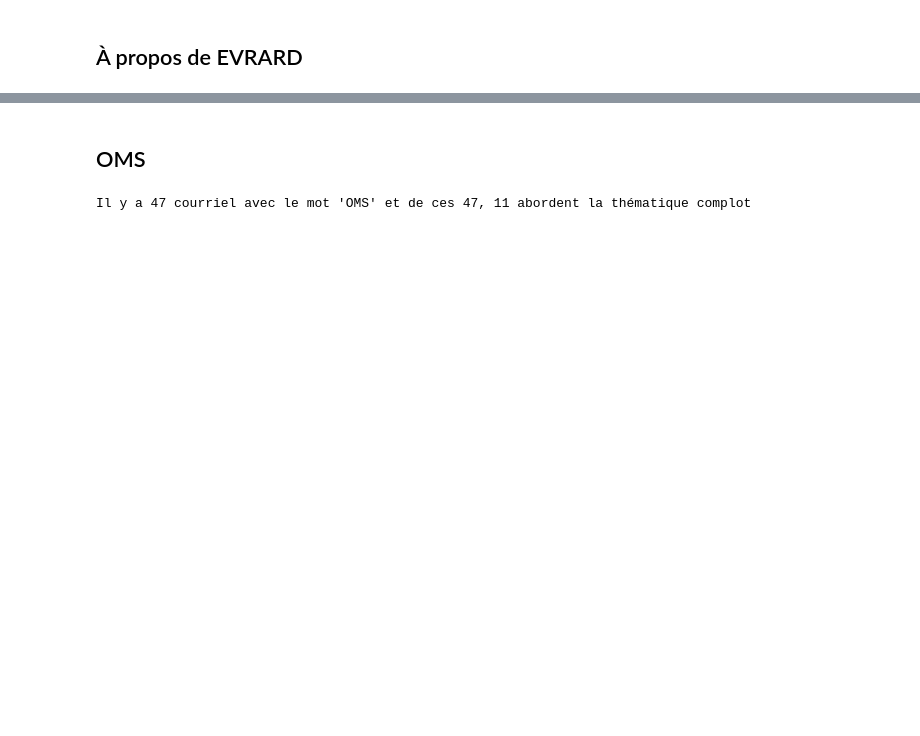
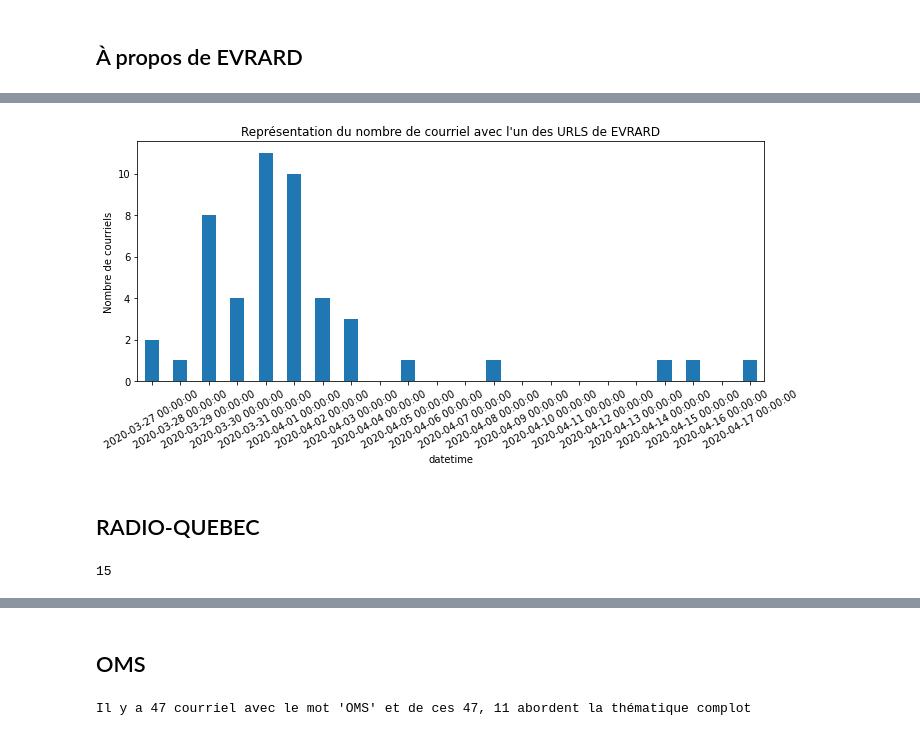
Before and after one commit to jaytouz/pyMboxAnalyser, a Jupyter notebook: notebook/3 - Analyses spécifiques.ipynb, the cells around one changed output, grey strips where cells are left out. Drawn from its saved outputs; the diff is of its cells as text; code cells hidden in the pictures; blank space fills up the shorter version.

```diff
--- a/notebook/3 - Analyses spécifiques.ipynb
+++ b/notebook/3 - Analyses spécifiques.ipynb
@@ -653,0 +674,15 @@ yt_url.df[yt_url.df.author == 'EVRARD'].views.sum()
+# %%
+ax = email_df.filt('urls', with_values=['https://www.youtube.com/watch?v=izzadeWl3b0','https://www.youtube.com/watch?v=VjlDLSemGd0'], condition='or').df.set_index('datetime').resample('D').count().email_id.plot(kind='bar', figsize=(10,5), title = "Représentation du nombre de courriel avec l'un des URLS de EVRARD")
+plt.xticks(rotation=30)
+plt.tight_layout()
+ax.set_ylabel('Nombre de courriels')
+plt.savefig(output_path_graph_folder/'EVRARD.png', dpi = 300)
+# %% [output]
+[figure, added]
+# %% [markdown]
+## RADIO-QUEBEC
+# %%
+url_radio_quebec = yt_url.df[yt_url.df.author == 'Radio-Québec']
+len(url_radio_quebec)
+# %% [output]
+15
```
Also changed, not shown: parts of 55 cells of this notebook, 23 other files.
